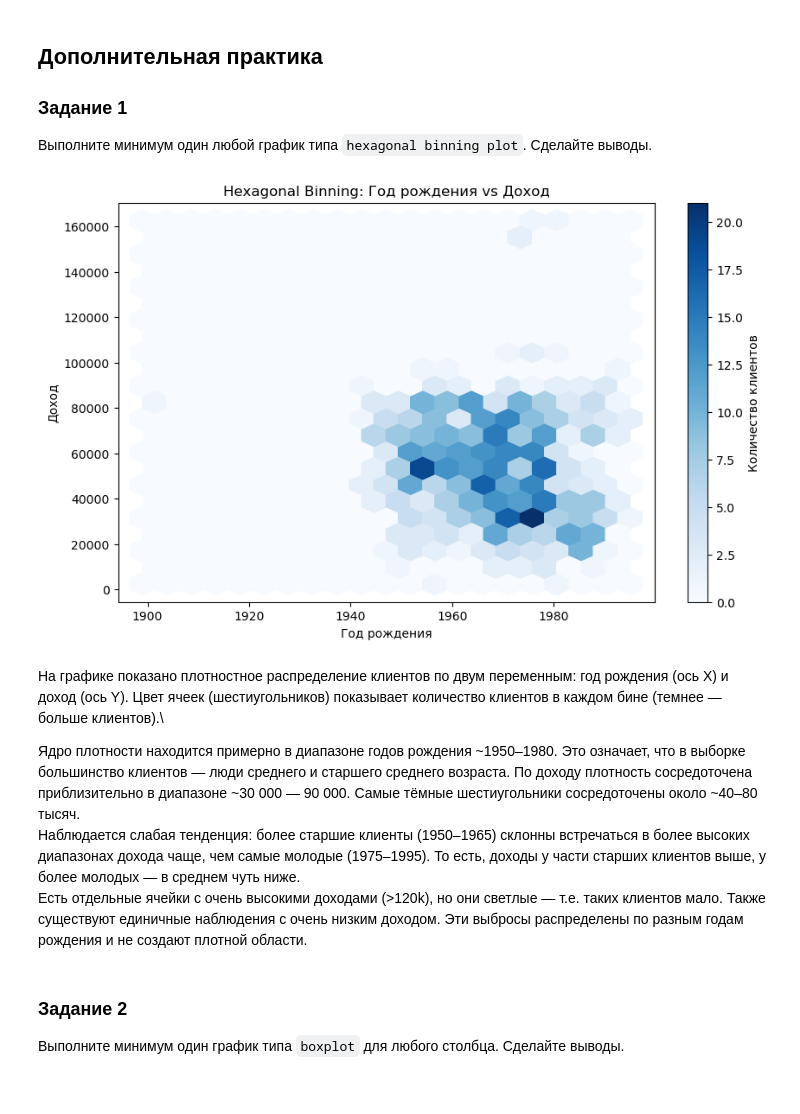
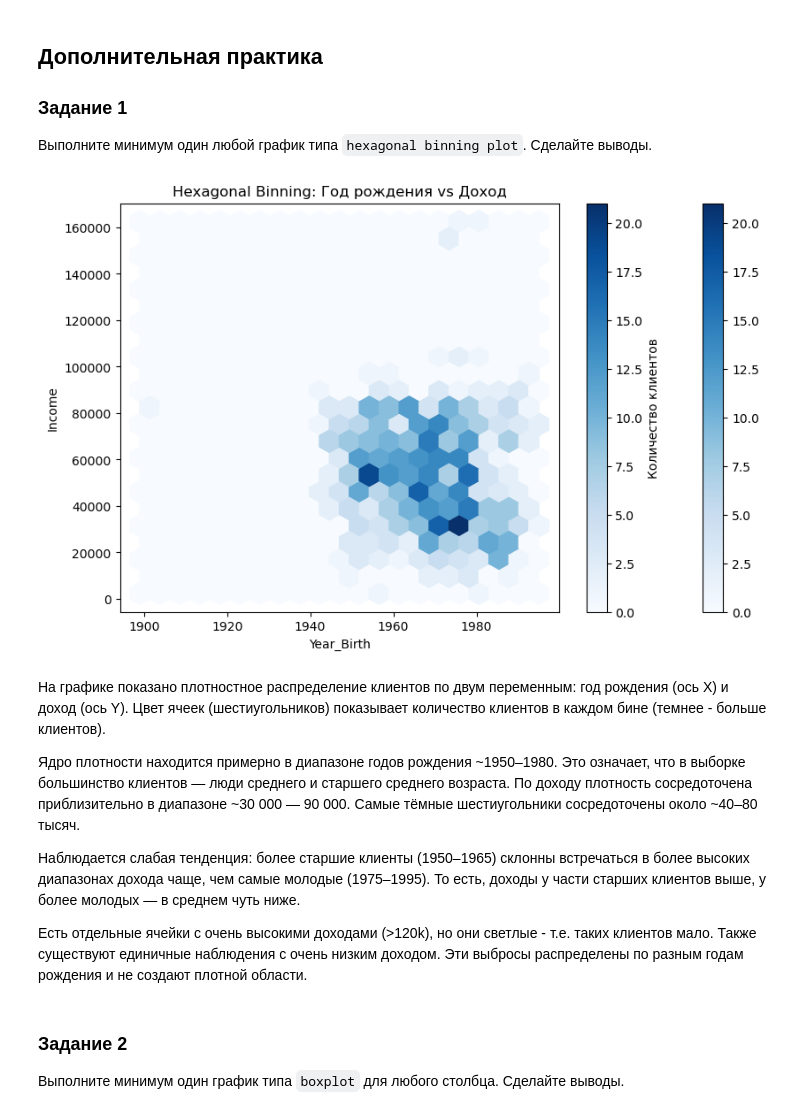
Before and after one commit to groshem/data_analysis, a Jupyter notebook: LR2_Mikhailova_6.ipynb, the cells around one changed output. Cells and saved outputs as stored; diff of their text form; code cells hidden in the pictures.

````diff
--- a/LR2_Mikhailova_6.ipynb
+++ b/LR2_Mikhailova_6.ipynb
@@ -495,22 +495,22 @@ plt.show()
 ### Задание 1
 Выполните минимум один любой график типа ```hexagonal binning plot```. Сделайте выводы.
 # %%
-plt.figure(figsize=(10, 6))
-plt.hexbin(df['Year_Birth'], df['Income'], gridsize=20, cmap='Blues')
-plt.colorbar(label='Количество клиентов')
-plt.xlabel('Год рождения')
-plt.ylabel('Доход')
+ax = df.plot.hexbin(x='Year_Birth', y='Income', gridsize=20, cmap='Blues', figsize=(10, 6))
+hex_mappable = ax.collections[-1]
+plt.colorbar(hex_mappable, label='Количество клиентов')
 plt.title('Hexagonal Binning: Год рождения vs Доход')
 plt.show()
 # %% [output]
-[figure, old version]
+[figure, new version]
 # %% [markdown]
-На графике показано плотностное распределение клиентов по двум переменным: год рождения (ось X) и доход (ось Y). Цвет ячеек (шестиугольников) показывает количество клиентов в каждом бине (темнее — больше клиентов).\
+На графике показано плотностное распределение клиентов по двум переменным: год рождения (ось X) и доход (ось Y). Цвет ячеек (шестиугольников) показывает количество клиентов в каждом бине (темнее - больше клиентов).
 
 Ядро плотности находится примерно в диапазоне годов рождения ~1950–1980. Это означает, что в выборке большинство клиентов — люди среднего и старшего среднего возраста.
-По доходу плотность сосредоточена приблизительно в диапазоне ~30 000 — 90 000. Самые тёмные шестиугольники сосредоточены около ~40–80 тысяч.\
-Наблюдается слабая тенденция: более старшие клиенты (1950–1965) склонны встречаться в более высоких диапазонах дохода чаще, чем самые молодые (1975–1995). То есть, доходы у части старших клиентов выше, у более молодых — в среднем чуть ниже.\
-Есть отдельные ячейки с очень высокими доходами (>120k), но они светлые — т.е. таких клиентов мало.
+По доходу плотность сосредоточена приблизительно в диапазоне ~30 000 — 90 000. Самые тёмные шестиугольники сосредоточены около ~40–80 тысяч.
+
+Наблюдается слабая тенденция: более старшие клиенты (1950–1965) склонны встречаться в более высоких диапазонах дохода чаще, чем самые молодые (1975–1995). То есть, доходы у части старших клиентов выше, у более молодых — в среднем чуть ниже.
+
+Есть отдельные ячейки с очень высокими доходами (>120k), но они светлые - т.е. таких клиентов мало.
 Также существуют единичные наблюдения с очень низким доходом. Эти выбросы распределены по разным годам рождения и не создают плотной области.
 # %% [markdown]
 ### Задание 2
````
Also changed, not shown: parts of 7 cells of this notebook.
